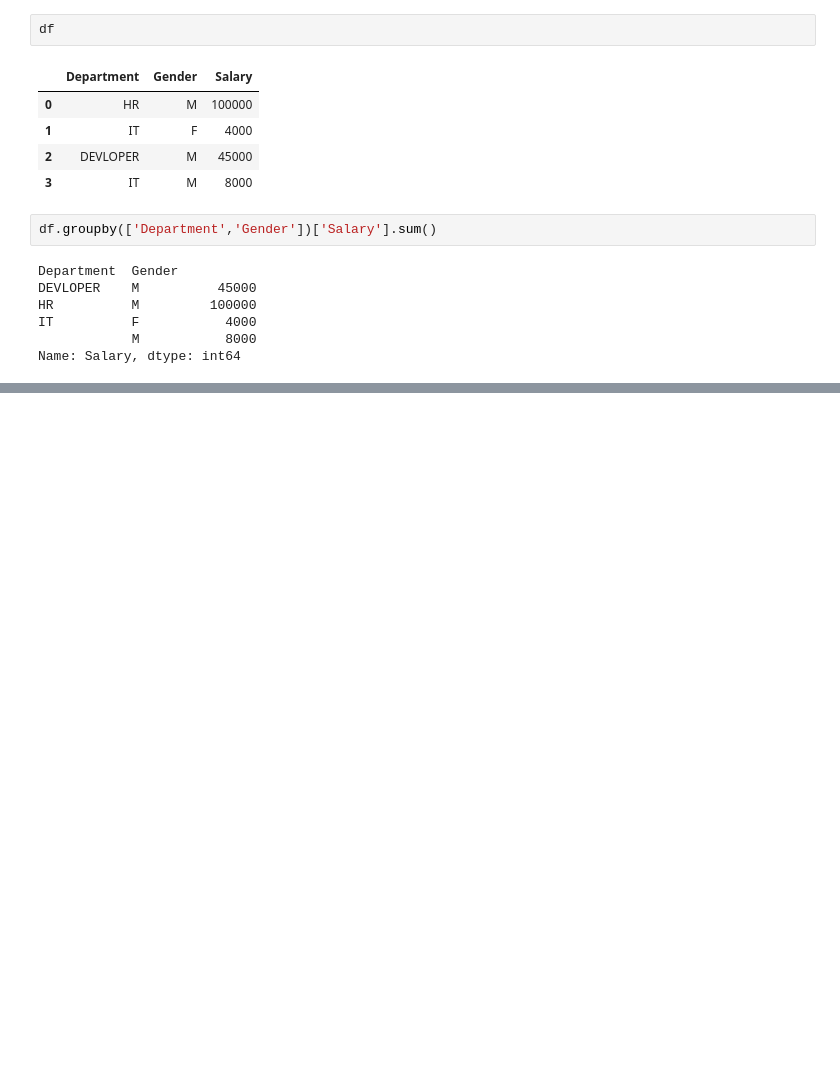
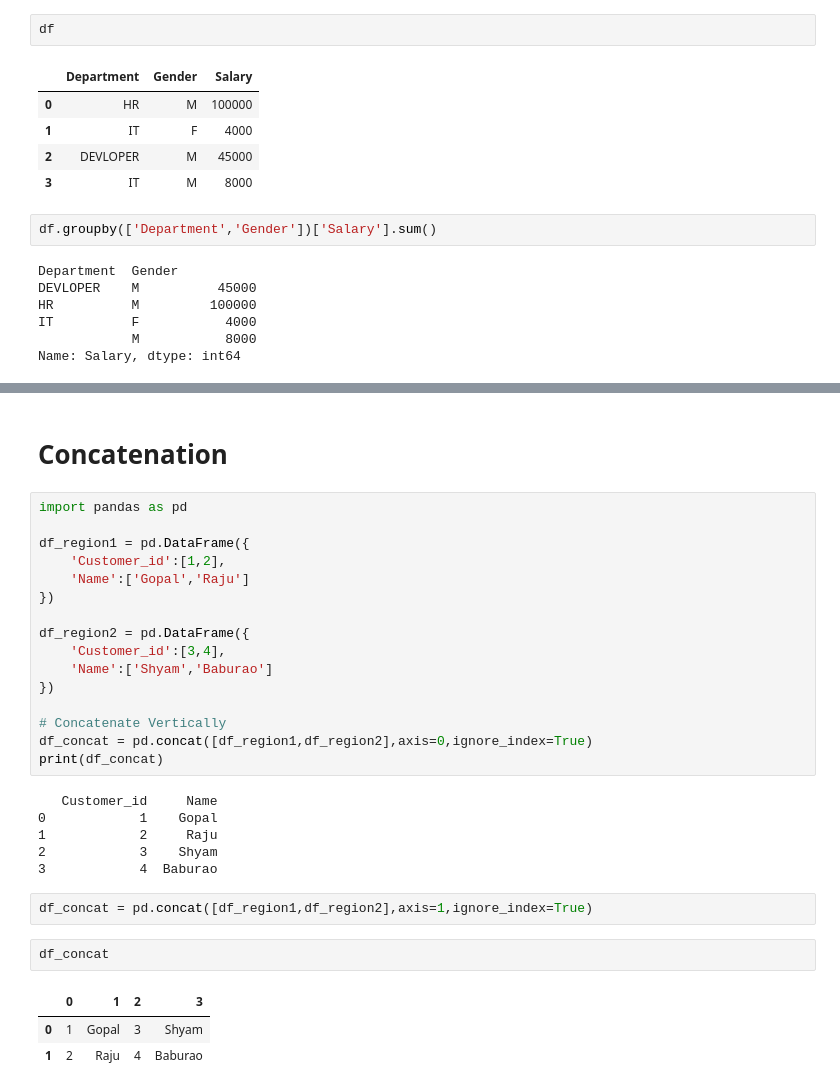
Before and after one commit to vishalpjadhav/Pandas, a Jupyter notebook: pandas2.ipynb, the cells around one changed output, grey strips where cells are left out. Drawn from its saved outputs; the diff is of its cells as text; blank space fills up the shorter version.

Commit message:
The last day of part 2 of Pandas

```diff
--- a/pandas2.ipynb
+++ b/pandas2.ipynb
@@ -363,0 +504,32 @@ Name: Salary, dtype: int64
+# %% [markdown]
+# Concatenation
+# %%
+import pandas as pd
+
+df_region1 = pd.DataFrame({
+    'Customer_id':[1,2],
+    'Name':['Gopal','Raju']
+})
+
+df_region2 = pd.DataFrame({
+    'Customer_id':[3,4],
+    'Name':['Shyam','Baburao']
+})
+
+# Concatenate Vertically
+df_concat = pd.concat([df_region1,df_region2],axis=0,ignore_index=True)
+print(df_concat)
+# %% [output]
+   Customer_id     Name
+0            1    Gopal
+1            2     Raju
+2            3    Shyam
+3            4  Baburao
+# %%
+df_concat = pd.concat([df_region1,df_region2],axis=1,ignore_index=True)
+# %%
+df_concat
+# %% [output]
+|  | 0 | 1 | 2 | 3 |
+| 0 | 1 | Gopal | 3 | Shyam |
+| 1 | 2 | Raju | 4 | Baburao |
```
Also changed, not shown: parts of 11 cells of this notebook.
